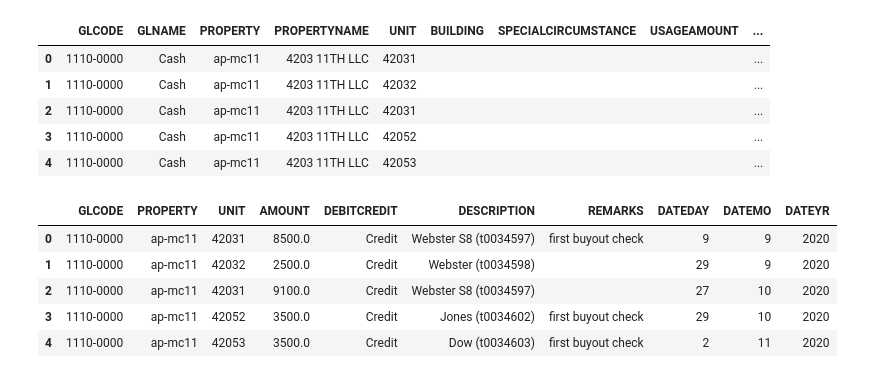
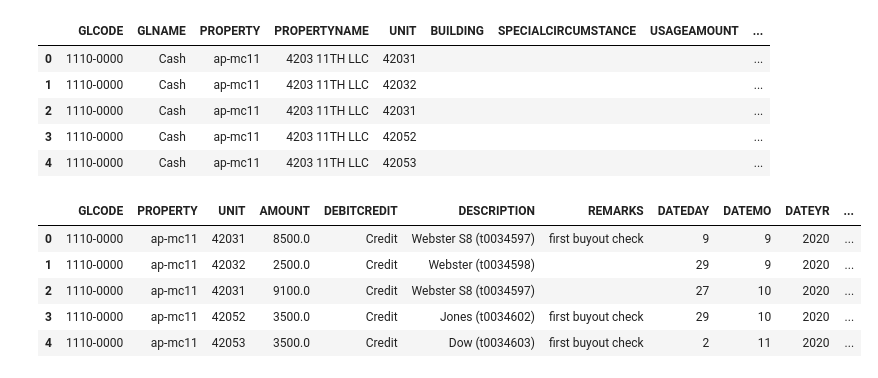
Before and after one commit to vedantsinghania05/rent-payment-outlier, a Jupyter notebook: outlier3.ipynb, the cells around one changed output. Drawn from its saved outputs; the diff is of its cells as text; code cells hidden in the pictures.

```diff
--- a/outlier3.ipynb
+++ b/outlier3.ipynb
@@ -35,27 +34,30 @@ df.head()
 # %%
-df.columns = df.columns.map(lambda c: c.strip())
-
-cols = ['GLCODE', 'PROPERTY', 'UNIT', 'DATE', 'AMOUNT', 'DEBITCREDIT', 'DESCRIPTION', 'REMARKS']
+cols = ['GLCODE', 'PROPERTY', 'UNIT', 'DATE', 'PERIOD', 'AMOUNT', 'DEBITCREDIT', 'DESCRIPTION', 'REMARKS']
 df = df[cols]
 
 df['DATE'] = df['DATE'].map(lambda d: datetime.strptime(d, ' %m/%d/%Y'))
+df['PERIOD'] = df['PERIOD'].map(lambda p: datetime.strptime(p, ' %m/%d/%Y'))
 
 df['DATEDAY'] = df['DATE'].map(lambda d: int(d.day))
 df['DATEMO'] = df['DATE'].map(lambda d: int(d.month))
 df['DATEYR'] = df['DATE'].map(lambda d: int(d.year))
 
-df = df.drop(columns=['DATE'], axis=1)
+df['PERIODDAY'] = df['PERIOD'].map(lambda d: int(d.day))
+df['PERIODMO'] = df['PERIOD'].map(lambda d: int(d.month))
+df['PERIODYR'] = df['PERIOD'].map(lambda d: int(d.year))
+
+df = df.drop(columns=['DATE', 'PERIOD'], axis=1)
 
 df['REMARKS'] = df['REMARKS'].map(lambda r: r.lower())
 
 df.head()
 # %% [output]
-|  | GLCODE | PROPERTY | UNIT | AMOUNT | DEBITCREDIT | DESCRIPTION | REMARKS | DATEDAY | DATEMO | DATEYR |
-| 0 | 1110-0000 | ap-mc11 | 42031 | 8500.0 | Credit | Webster S8 (t0034597) | first buyout check | 9 | 9 | 2020 |
-| 1 | 1110-0000 | ap-mc11 | 42032 | 2500.0 | Credit | Webster (t0034598) |  | 29 | 9 | 2020 |
-| 2 | 1110-0000 | ap-mc11 | 42031 | 9100.0 | Credit | Webster S8 (t0034597) |  | 27 | 10 | 2020 |
-| 3 | 1110-0000 | ap-mc11 | 42052 | 3500.0 | Credit | Jones (t0034602) | first buyout check | 29 | 10 | 2020 |
-| 4 | 1110-0000 | ap-mc11 | 42053 | 3500.0 | Credit | Dow (t0034603) | first buyout check | 2 | 11 | 2020 |
+|  | GLCODE | PROPERTY | UNIT | AMOUNT | DEBITCREDIT | DESCRIPTION | REMARKS | DATEDAY | DATEMO | DATEYR | ... |
+| 0 | 1110-0000 | ap-mc11 | 42031 | 8500.0 | Credit | Webster S8 (t0034597) | first buyout check | 9 | 9 | 2020 | ... |
+| 1 | 1110-0000 | ap-mc11 | 42032 | 2500.0 | Credit | Webster (t0034598) |  | 29 | 9 | 2020 | ... |
+| 2 | 1110-0000 | ap-mc11 | 42031 | 9100.0 | Credit | Webster S8 (t0034597) |  | 27 | 10 | 2020 | ... |
+| 3 | 1110-0000 | ap-mc11 | 42052 | 3500.0 | Credit | Jones (t0034602) | first buyout check | 29 | 10 | 2020 | ... |
+| 4 | 1110-0000 | ap-mc11 | 42053 | 3500.0 | Credit | Dow (t0034603) | first buyout check | 2 | 11 | 2020 | ... |
 # %%
 X = df.copy()
 X = X.drop(['AMOUNT'], axis=1)
```
Also changed, not shown: parts of 10 cells of this notebook, 2 other files.
